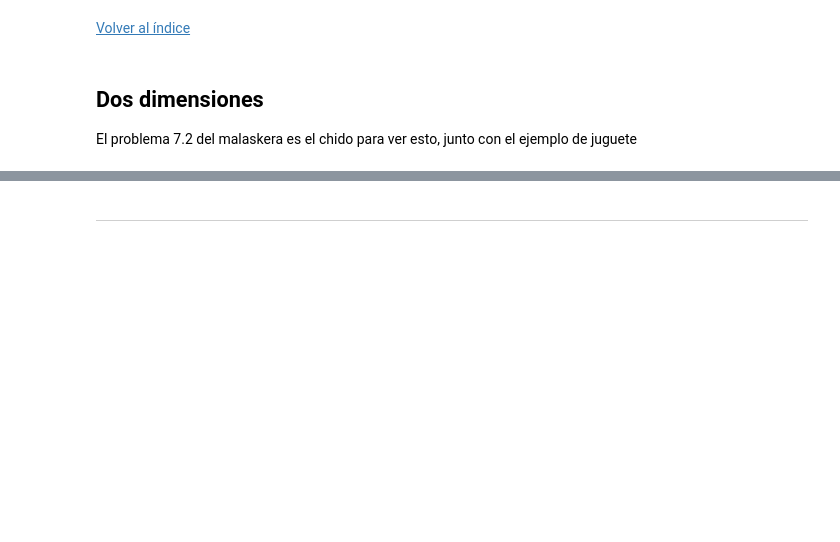
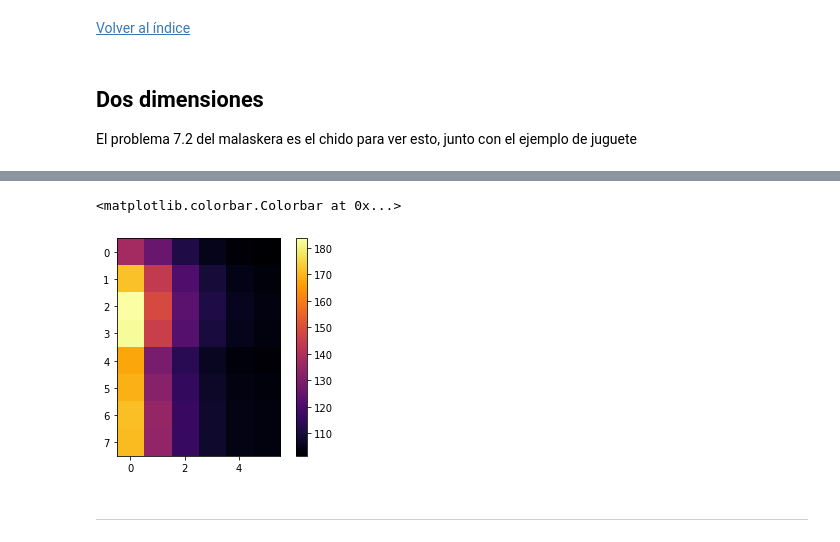
Before and after one commit to OscarAlvaradoM/Tesis, a Jupyter notebook: notebooks/RenovandoCondicionesIniciales.ipynb, the cells around one changed output, grey strips where cells are left out. Drawn from its saved outputs; the diff is of its cells as text; code cells hidden in the pictures; blank space fills up the shorter version.

```diff
--- a/notebooks/RenovandoCondicionesIniciales.ipynb
+++ b/notebooks/RenovandoCondicionesIniciales.ipynb
@@ -1597,0 +1834,19 @@ plt.colorbar()
+# %%
+A = [
+[-50.,   13.33, 0.,   0.,   10.,   0.,    0.,   0.,   0.,   0.,    0.,   0.],
+[ 10.,   -30.,  10.,  0.,   0.,    10.,   0.,   0.,   0.,   0.,    0.,   0.],
+[  0.,   10.,   -30., 10.,  0.,    0.,    10.,  0.,   0.,   0.,    0.,   0.],
+[  0.,   0.,    10.,  -20., 0.,    0.,    0.,   10.,  0.,   0.,    0.,   0.],
+[ 10.,   0.,    0.,   0.,   -60.,  13.33, 0.,   0.,   10.,  0.,    0.,   0.],
+[  0.,   10.,   0.,   0.,   10.,   -40.,  10.,  0.,   0.,   10.,   0.,   0.],
+[  0.,   0.,    10.,  0.,   0.,    10.,   -40., 10.,  0.,   0.,    10.,  0.],
+[  0.,   0.,    0.,   10.,  0.,    0.,    10.,  -30., 0.,   0.,    0.,   10.],
+[  0.,   0.,    0.,   0.,   10.,   0.,    0.,   0.,   -50., 13.33, 0.,   0.],
+[  0.,   0.,    0.,   0.,   0.,    10.,   0.,   0.,   10.,  -30.,  10.,  0.],
+[  0.,   0.,    0.,   0.,   0.,    0.,    10.,  0.,   0.,   10.,   -30., 10.],
+[  0.,   0.,    0.,   0.,   0.,    0.,    0.,   10.,  0.,   0.,    10.,  -20.]
+]
+b1 = np.array([-2666.66666667, 0., 0., 0., -2666.66666667, 0., 0., 0., -2666.66666667, 0., 0., 0.])
+b2 = -np.array([500, 500., 500., 500., 0., 0., 0., 0., 0., 0., 0., 0.])
+b = b1+b2
+np.linalg.solve(A,b)
@@ -1598,3 +1872,9 @@ plt.colorbar()
+# %%
+plt.imshow(np.linalg.solve(A,b).reshape((nvx,nvy)).T, cmap = "inferno")
+plt.colorbar()
+# %% [output]
+<matplotlib.colorbar.Colorbar at 0x...>
+[figure, added]
 # %% [markdown]
 ---
 # %% [markdown]
```
Also changed, not shown: parts of 33 cells of this notebook.
